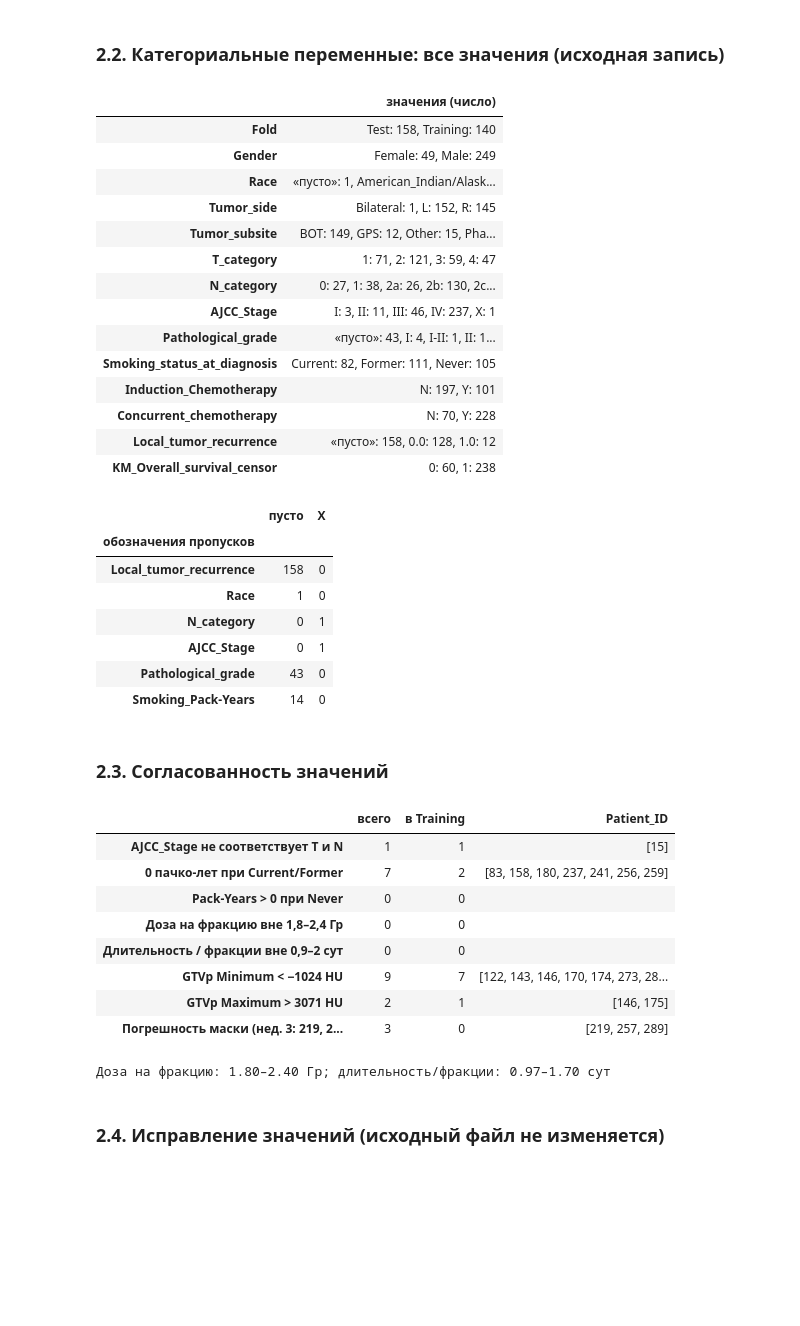
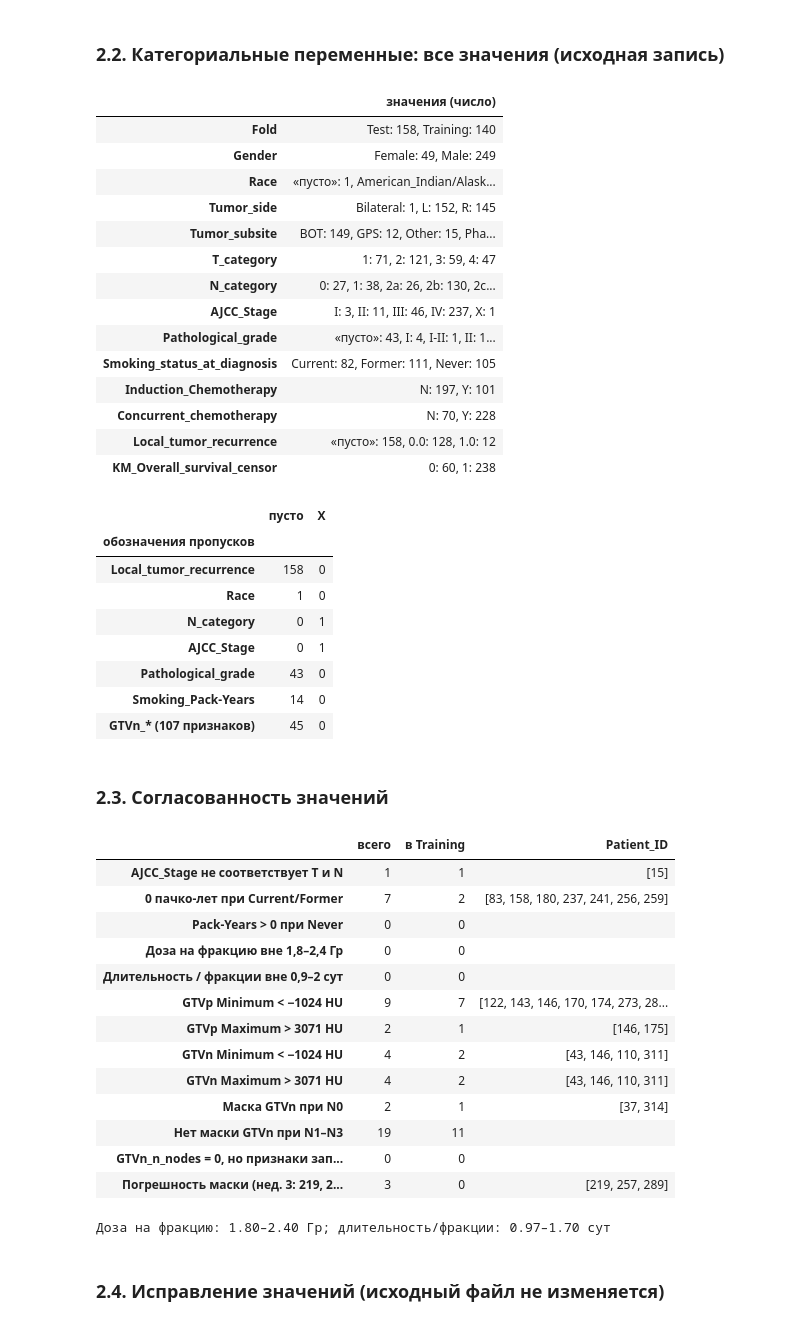
Before and after one commit to a1pha-dev/SS-Computationaloncology, a Jupyter notebook: w4/practice.ipynb, the cells around one changed output. Cells and saved outputs as stored; diff of their text form; code cells hidden in the pictures; blank space fills up the shorter version.

```diff
--- a/w4/practice.ipynb
+++ b/w4/practice.ipynb
@@ -29,9 +29,11 @@ raw = pd.read_csv(SRC_CSV, dtype=str, keep_default_na=False)   # как текс
 src = pd.read_csv(SRC_CSV)
 
 ID, TARGET_SRC = "Patient_ID", "Local_tumor_recurrence"
-radiomic_cols = [c for c in src.columns if c.startswith("GTVp_")]
-clinical_cols = [c for c in src.columns if c not in radiomic_cols]
+gtvp_cols = [c for c in src.columns if c.startswith("GTVp_")]
+gtvn_cols = [c for c in src.columns if c.startswith("GTVn_") and c != "GTVn_n_nodes"]
+radiomic_cols = gtvp_cols + gtvn_cols
+clinical_cols = [c for c in src.columns if c not in radiomic_cols and c != "GTVn_n_nodes"]
 
 print(f"{len(src)} пациентов (уникальных {ID}: {src[ID].nunique()}) × {src.shape[1]} столбцов: "
-      f"{len(clinical_cols)} клинических/служебных + {len(radiomic_cols)} радиомических")
+      f"{len(clinical_cols)} клинических/служебных + {len(gtvp_cols)} GTVp + {len(gtvn_cols)} GTVn + GTVn_n_nodes")
 # %% [output]
@@ -78,7 +80,10 @@ cat_values = pd.DataFrame({
 display(cat_values)
 
 tokens = {c: {"пусто": int((raw[c] == "").sum()), "X": int((raw[c] == "X").sum())} for c in raw.columns}
-display(pd.DataFrame(tokens).T.query("пусто > 0 or X > 0").rename_axis("обозначения пропусков"))
+tok = pd.DataFrame(tokens).T.query("пусто > 0 or X > 0")
+tok = pd.concat([tok.drop(index=gtvn_cols, errors="ignore"),
+                 tok.loc[tok.index.isin(gtvn_cols)].drop_duplicates().rename(index=lambda _: f"GTVn_* ({len(gtvn_cols)} признаков)")])
+display(tok.rename_axis("обозначения пропусков"))
 # %% [output]
 |  | значения (число) |
 | Fold | Test: 158, Training: 140 |
@@ -103,6 +108,7 @@ display(pd.DataFrame(tokens).T.query("пусто > 0 or X > 0").rename_axis("о
 | AJCC_Stage | 0 | 1 |
 | Pathological_grade | 43 | 0 |
 | Smoking_Pack-Years | 14 | 0 |
+| GTVn_* (107 признаков) | 45 | 0 |
 # %% [markdown]
 ### 2.3. Согласованность значений
 # %%
@@ -115,33 +121,43 @@ def ajcc7_stage(t, n):
     if t == 3 or n == "1":
         return "III"
     return {1: "I", 2: "II"}[t]
 
 expected = pd.Series([ajcc7_stage(t, n) for t, n in zip(src.T_category, src.N_category)], index=src.index)
 dose, frac = src.Total_prescribed_Radiation_treatment_dose, src["#_Radiation_treatment_fractions"]
 dpf, ratio = dose / frac, src.Radiation_treatment_course_duration / frac
 checks = {
     "AJCC_Stage не соответствует T и N": (expected.notna() & (expected != src.AJCC_Stage)),
     "0 пачко-лет при Current/Former": (src.Smoking_status_at_diagnosis != "Never") & (src["Smoking_Pack-Years"] == 0),
     "Pack-Years > 0 при Never": (src.Smoking_status_at_diagnosis == "Never") & (src["Smoking_Pack-Years"] > 0),
     "Доза на фракцию вне 1,8–2,4 Гр": ~dpf.round(2).between(1.8, 2.4),
     "Длительность / фракции вне 0,9–2 сут": ~ratio.between(0.9, 2),
     "GTVp Minimum < −1024 HU": src.GTVp_firstorder_Minimum < -1024,
     "GTVp Maximum > 3071 HU": src.GTVp_firstorder_Maximum > 3071,
+    "GTVn Minimum < −1024 HU": src.GTVn_firstorder_Minimum < -1024,
+    "GTVn Maximum > 3071 HU": src.GTVn_firstorder_Maximum > 3071,
+    "Маска GTVn при N0": (src.N_category == "0") & (src.GTVn_n_nodes > 0),
+    "Нет маски GTVn при N1–N3": src.N_category.isin(["1", "2a", "2b", "2c", "3"]) & (src.GTVn_n_nodes == 0),
+    "GTVn_n_nodes = 0, но признаки заполнены (или наоборот)": (src.GTVn_n_nodes == 0) != src[gtvn_cols].isna().all(axis=1),
     "Погрешность маски (нед. 3: 219, 257, 289)": src[ID].isin([219, 257, 289]),
 }
 display(pd.DataFrame({"всего": {k: int(m.sum()) for k, m in checks.items()},
                       "в Training": {k: int((m & (src.Fold == "Training")).sum()) for k, m in checks.items()},
                       "Patient_ID": {k: src.loc[m, ID].tolist() if 0 < m.sum() <= 10 else "" for k, m in checks.items()}}))
 print(f"Доза на фракцию: {dpf.min():.2f}–{dpf.max():.2f} Гр; длительность/фракции: {ratio.min():.2f}–{ratio.max():.2f} сут")
 # %% [output]
 |  | всего | в Training | Patient_ID |
 | AJCC_Stage не соответствует T и N | 1 | 1 | [15] |
 | 0 пачко-лет при Current/Former | 7 | 2 | [83, 158, 180, 237, 241, 256, 259] |
 | Pack-Years > 0 при Never | 0 | 0 |  |
 | Доза на фракцию вне 1,8–2,4 Гр | 0 | 0 |  |
 | Длительность / фракции вне 0,9–2 сут | 0 | 0 |  |
 | GTVp Minimum < −1024 HU | 9 | 7 | [122, 143, 146, 170, 174, 273, 28... |
 | GTVp Maximum > 3071 HU | 2 | 1 | [146, 175] |
+| GTVn Minimum < −1024 HU | 4 | 2 | [43, 146, 110, 311] |
+| GTVn Maximum > 3071 HU | 4 | 2 | [43, 146, 110, 311] |
+| Маска GTVn при N0 | 2 | 1 | [37, 314] |
+| Нет маски GTVn при N1–N3 | 19 | 11 |  |
+| GTVn_n_nodes = 0, но признаки зап... | 0 | 0 |  |
 | Погрешность маски (нед. 3: 219, 2... | 3 | 0 | [219, 257, 289] |
 Доза на фракцию: 1.80–2.40 Гр; длительность/фракции: 0.97–1.70 сут
 # %% [markdown]
```
Also changed, not shown: parts of 12 cells of this notebook, 5 other files.
